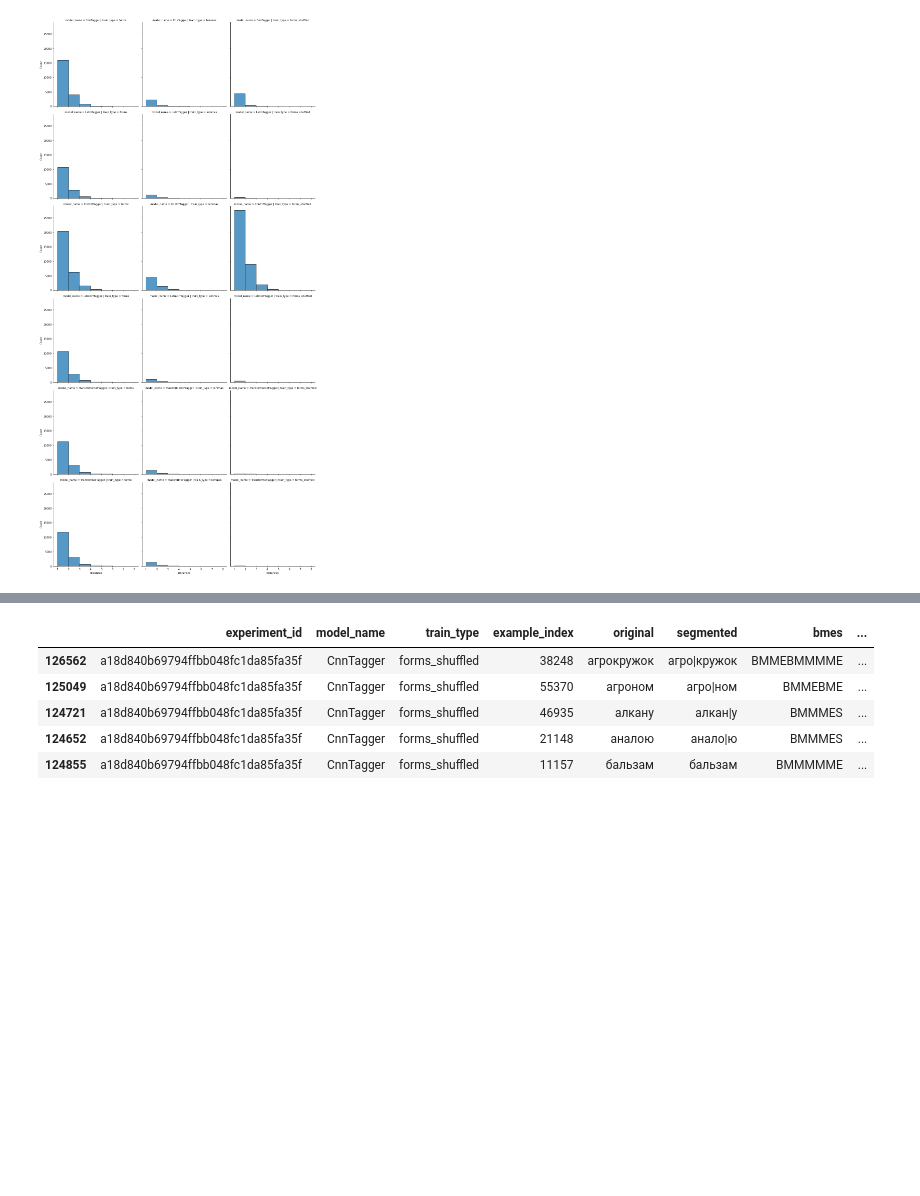
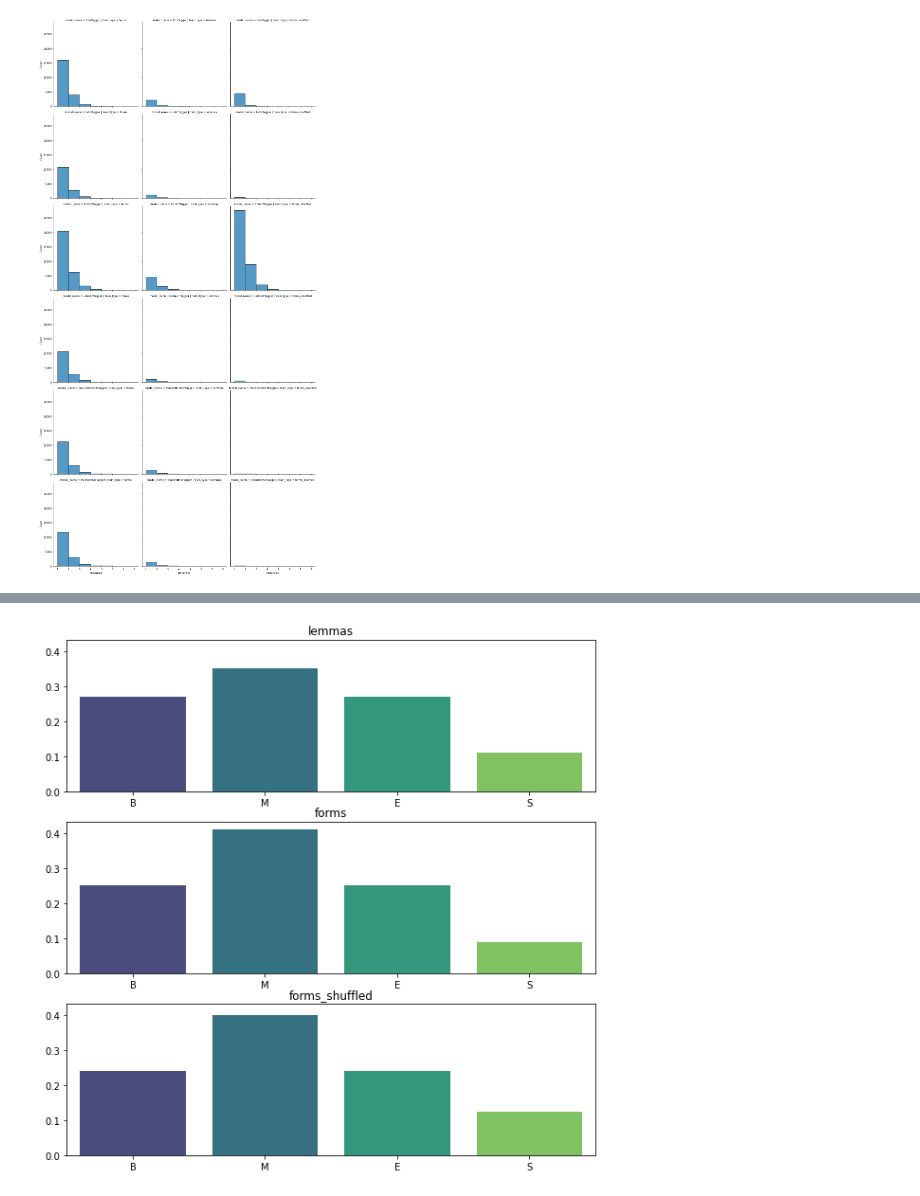
Before and after one commit to slowwavesleep/NeuralMorphemeSegmenter, a Jupyter notebook: error_analysis/error_analysis.ipynb, the cells around one changed output, grey strips where cells are left out. Saved outputs shown, nothing was run; the diff lists cells and outputs as text; code cells hidden in the pictures; blank space fills up the shorter version.

Commit message:
Work on error analysis

```diff
--- a/error_analysis/error_analysis.ipynb
+++ b/error_analysis/error_analysis.ipynb
@@ -72,2 +110,0 @@ c = Counter()
-# %%
-data.bmes.apply(lambda x: c.update(x))
@@ -110,9 +111,18 @@ top_50_errors(data, "forms").head()
-# %%
-top_50_errors(data, "forms_shuffled").head()
-# %% [output]
-|  | experiment_id | model_name | train_type | example_index | original | segmented | bmes | ... |
-| 126562 | a18d840b69794ffbb048fc1da85fa35f | CnnTagger | forms_shuffled | 38248 | агрокружок | агро|кружок | BMMEBMMMME | ... |
-| 125049 | a18d840b69794ffbb048fc1da85fa35f | CnnTagger | forms_shuffled | 55370 | агроном | агро|ном | BMMEBME | ... |
-| 124721 | a18d840b69794ffbb048fc1da85fa35f | CnnTagger | forms_shuffled | 46935 | алкану | алкан|у | BMMMES | ... |
-| 124652 | a18d840b69794ffbb048fc1da85fa35f | CnnTagger | forms_shuffled | 21148 | аналою | анало|ю | BMMMES | ... |
-| 124855 | a18d840b69794ffbb048fc1da85fa35f | CnnTagger | forms_shuffled | 11157 | бальзам | бальзам | BMMMMME | ... |
+# %%
+def tag_freq_dist(data, train_type):
+    c = Counter()
+    cur_data = data.loc[data.train_type == train_type]["bmes"]
+    _ = cur_data.apply(lambda x: c.update(x))
+    total = sum(c.values())
+    return {key: value / total for key, value in c.items()}
+# %%
+unique_data = data.drop_duplicates("example_index")
+fig, axs = plt.subplots(nrows=3, figsize=(10, 10), sharey=True)
+for i, train_type in enumerate(("lemmas", "forms", "forms_shuffled")):
+    dist = tag_freq_dist(unique_data, train_type)
+    x = list(dist.keys())
+    y = list(dist.values())
+    axs[i].set_title(train_type)
+    sns.barplot(x=x, y=y, ax=axs[i], order=["B", "M", "E", "S"], palette="viridis")
+# %% [output]
+[figure, added]
```
Also changed, not shown: parts of 11 cells of this notebook.
